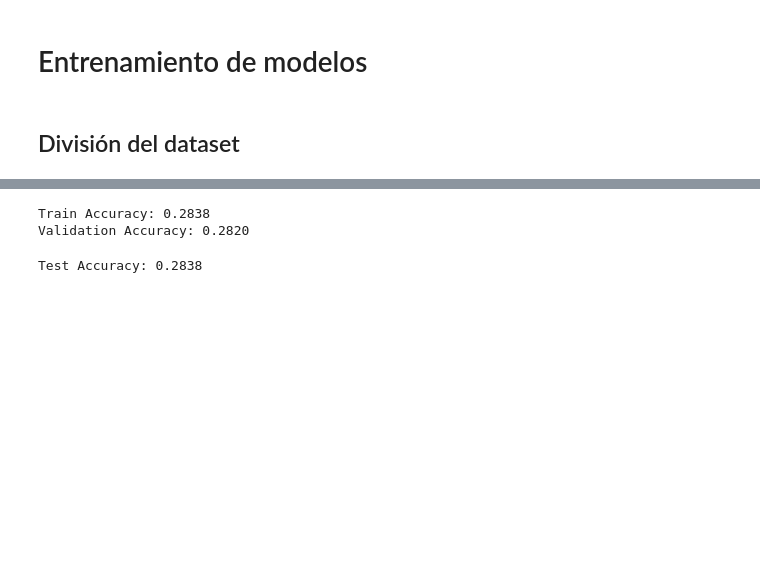
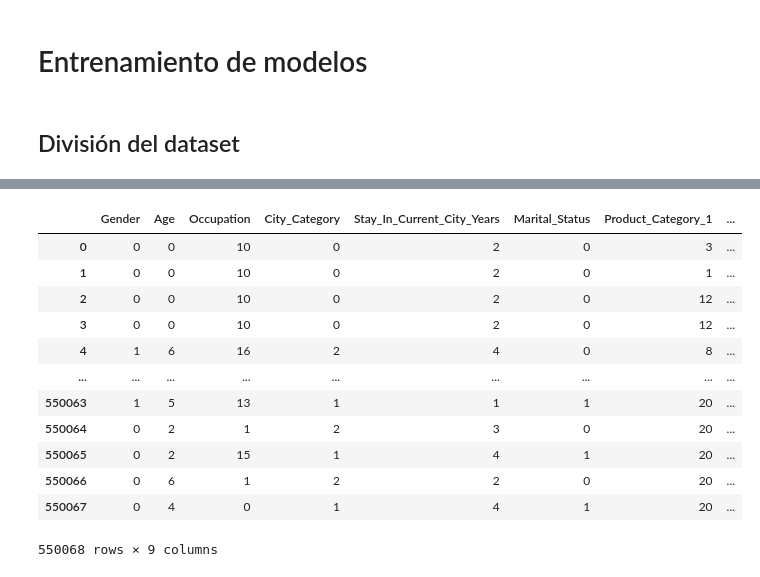
Before and after one commit to horazini/data-diplo, a Jupyter notebook: notebook.ipynb, the cells around one changed output, grey strips where cells are left out. Drawn from its saved outputs; the diff is of its cells as text; code cells hidden in the pictures; blank space fills up the shorter version.

```diff
--- a/notebook.ipynb
+++ b/notebook.ipynb
@@ -674,25 +390,16 @@ Epoch [30/30], Loss: 1.3754
-# %%
-def evaluate_model(model, loader):
-    model.eval()
-    correct, total = 0, 0
-    with torch.no_grad():
-        for X_batch, y_batch in loader:
-            outputs = model(X_batch)
-            _, predicted = torch.max(outputs, 1)
-            total += y_batch.size(0)
-            correct += (predicted == y_batch).sum().item()
-    return correct / total
-
-train_acc = evaluate_model(model, train_loader)
-val_acc = evaluate_model(model, val_loader)
-
-print(f"Train Accuracy: {train_acc:.4f}")
-print(f"Validation Accuracy: {val_acc:.4f}")
-# %% [output]
-Train Accuracy: 0.2838
-Validation Accuracy: 0.2820
-# %%
-test_acc = evaluate_model(model, test_loader)
-print(f"Test Accuracy: {test_acc:.4f}")
-# %% [output]
-Test Accuracy: 0.2838
+# %%
+X
+# %% [output]
+|  | Gender | Age | Occupation | City_Category | Stay_In_Current_City_Years | Marital_Status | Product_Category_1 | ... |
+| 0 | 0 | 0 | 10 | 0 | 2 | 0 | 3 | ... |
+| 1 | 0 | 0 | 10 | 0 | 2 | 0 | 1 | ... |
+| 2 | 0 | 0 | 10 | 0 | 2 | 0 | 12 | ... |
+| 3 | 0 | 0 | 10 | 0 | 2 | 0 | 12 | ... |
+| 4 | 1 | 6 | 16 | 2 | 4 | 0 | 8 | ... |
+| ... | ... | ... | ... | ... | ... | ... | ... | ... |
+| 550063 | 1 | 5 | 13 | 1 | 1 | 1 | 20 | ... |
+| 550064 | 0 | 2 | 1 | 2 | 3 | 0 | 20 | ... |
+| 550065 | 0 | 2 | 15 | 1 | 4 | 1 | 20 | ... |
+| 550066 | 0 | 6 | 1 | 2 | 2 | 0 | 20 | ... |
+| 550067 | 0 | 4 | 0 | 1 | 4 | 1 | 20 | ... |
+550068 rows × 9 columns
```
Also changed, not shown: parts of 61 cells of this notebook.
